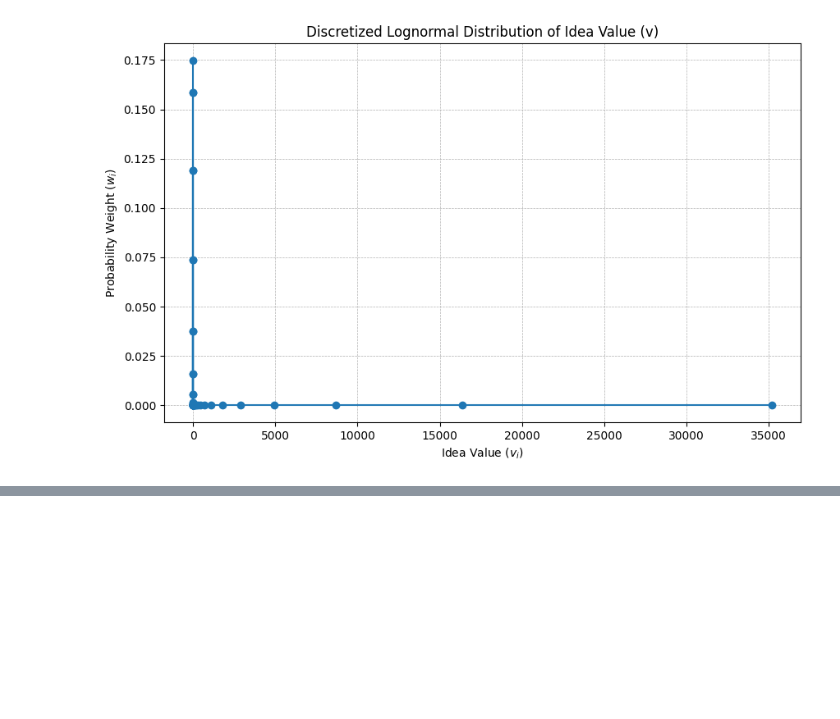
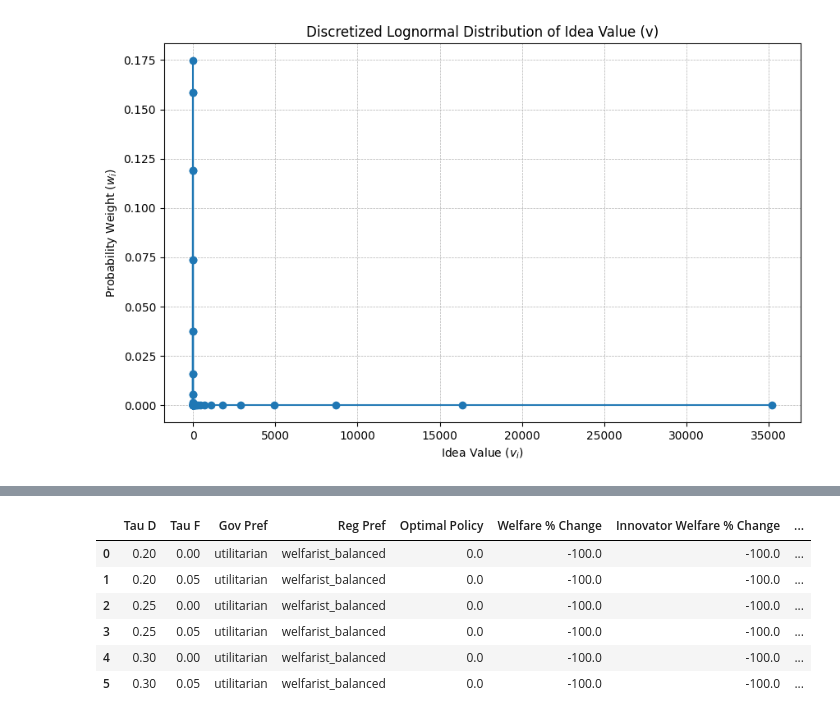
Before and after one commit to jesselabelle/optimal-ipr, a Jupyter notebook: notebooks/test.ipynb, the cells around one changed output, grey strips where cells are left out. Drawn from its saved outputs; the diff is of its cells as text; code cells hidden in the pictures; blank space fills up the shorter version.

```diff
--- a/notebooks/test.ipynb
+++ b/notebooks/test.ipynb
@@ -80,5 +99,5 @@ print(f"The median theta is: {median_theta:.4f}, consistent with graphs above")
 # %%
-p = build_subjective_probability(base_k=1.25, m_comp=5, F=F, F_inv=F_inv)
+p = build_subjective_probability(base_k=1.2, m_comp=25, F=F, F_inv=F_inv)
 # %%
 v_values = [0.001, 0.1, 0.5, 0.75, 1, 5, 10, 20, 100, 1000, 5000, 10000, int(max(v_grid))]
 theta_thresholds = [0.0, 0.05, 0.10, 0.20, 0.25, 0.5, 0.75, 0.9, 0.95, 0.99, 0.999, 0.9995, 0.9999]
@@ -111,0 +178,18 @@ print(f"Value from parallel table: {theta_tilde_table[get_tau_d_index(0.20), get
+# %%
+reg_prefs = {"welfarist_balanced": {"phi": 0.6, "psi": 0.3}}
+theta_tilde = theta_tilde_table[get_tau_d_index(0.20), get_tau_f_index(0.05), get_bar_beta_index(1), get_v_index(1.0)]
+theta_winner = theta_winner_table[get_tau_d_index(0.20), get_tau_f_index(0.05), get_bar_beta_index(1), get_v_index(1.0)]
+enf_f = False
+v = 1
+bar_beta = 1
+beta_grid = np.linspace(0.0, 1.0, 101)
+bar_grid = beta_grid.copy()
+
+# regulator sub-problem (same construction as notebook)
+regulator_solver = RegulatorModel(
+    p_func=p, c_func=c, Z_func=Z, f_dist=f, F_dist=F,
+    n_total_firms=_N_TOTAL_FIRMS, tau_d=td, tau_f=tf,
+    preferences_dict=reg_prefs, beta_grid=beta_grid,
+    theta_points=theta_points, theta_weights=theta_weights,
+    enforce_feasibility=enf_f,
+)
@@ -112,30 +248,28 @@ print(f"Value from parallel table: {theta_tilde_table[get_tau_d_index(0.20), get
 # %%
-# government weights over theta
-GOVERNMENT_PREFERENCES = {
-    "utilitarian":          lambda th: 1.0
-}
-
-# regulator schemes
-REGULATOR_PREFERENCES = {
-    "welfarist_balanced": {"phi": 0.5, "psi": 0.5}
-}
-
 results_table = welfare_outcomes(
     tau_d=tau_d_grid,
     tau_f=tau_f_grid,
-    gov_prefs=GOVERNMENT_PREFERENCES,
-    reg_prefs=REGULATOR_PREFERENCES,
+    gov_prefs=gov_prefs,
+    reg_prefs=reg_prefs,
     v_grid=v_grid,
     v_weights=v_weights,
     theta_tilde_table=theta_tilde_table,
     theta_winner_table=theta_winner_table,
     f=f,
     F=F,            # vectorized is fine; module wraps when needed
     F_inv=F_inv,
     p=p,
     c=c,
     Z=Z,
     feas=False,      # enforce feasibility
 )
 
 results_table
+# %% [output]
+|  | Tau D | Tau F | Gov Pref | Reg Pref | Optimal Policy | Welfare % Change | Innovator Welfare % Change | ... |
+| 0 | 0.20 | 0.00 | utilitarian | welfarist_balanced | 0.0 | -100.0 | -100.0 | ... |
+| 1 | 0.20 | 0.05 | utilitarian | welfarist_balanced | 0.0 | -100.0 | -100.0 | ... |
+| 2 | 0.25 | 0.00 | utilitarian | welfarist_balanced | 0.0 | -100.0 | -100.0 | ... |
+| 3 | 0.25 | 0.05 | utilitarian | welfarist_balanced | 0.0 | -100.0 | -100.0 | ... |
+| 4 | 0.30 | 0.00 | utilitarian | welfarist_balanced | 0.0 | -100.0 | -100.0 | ... |
+| 5 | 0.30 | 0.05 | utilitarian | welfarist_balanced | 0.0 | -100.0 | -100.0 | ... |
```
Also changed, not shown: parts of 11 cells of this notebook, 5 other files.
